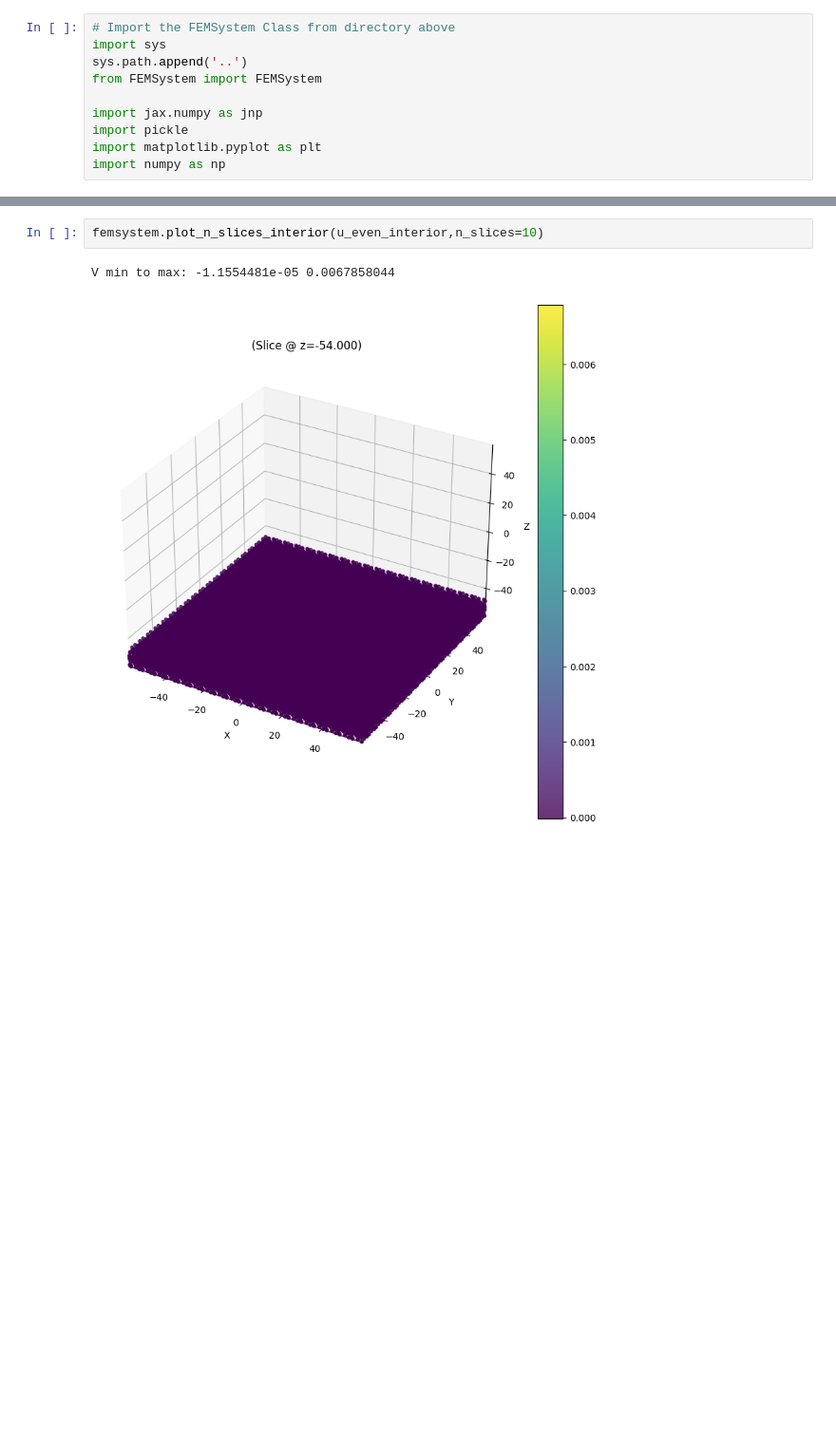
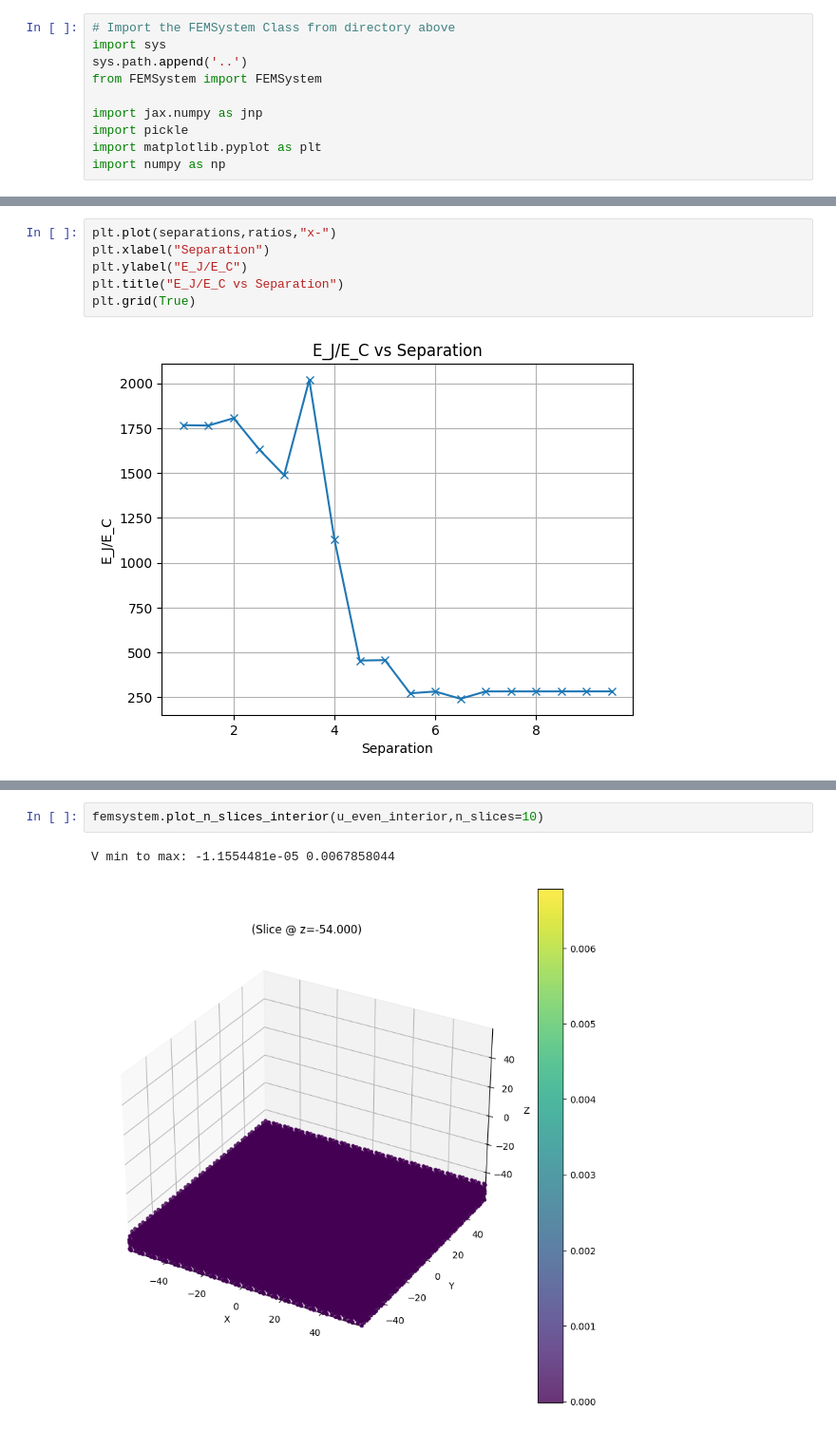
Before and after one commit to vcaipu/cqednumerics, a Jupyter notebook: 3D/Visualize3D.ipynb, the cells around one changed output, grey strips where cells are left out. Shown at 95% size. Saved outputs shown, nothing was run; the diff lists cells and outputs as text; blank space fills up the shorter version.

```diff
--- a/3D/Visualize3D.ipynb
+++ b/3D/Visualize3D.ipynb
@@ -27,0 +43,8 @@ XlaRuntimeError: RESOURCE_EXHAUSTED: Out of memory while trying to allocate 1931
+# %%
+plt.plot(separations,ratios,"x-")
+plt.xlabel("Separation")
+plt.ylabel("E_J/E_C")
+plt.title("E_J/E_C vs Separation")
+plt.grid(True)
+# %% [output]
+[figure, added]
```
Also changed, not shown: parts of 6 cells of this notebook, 3 other files.
